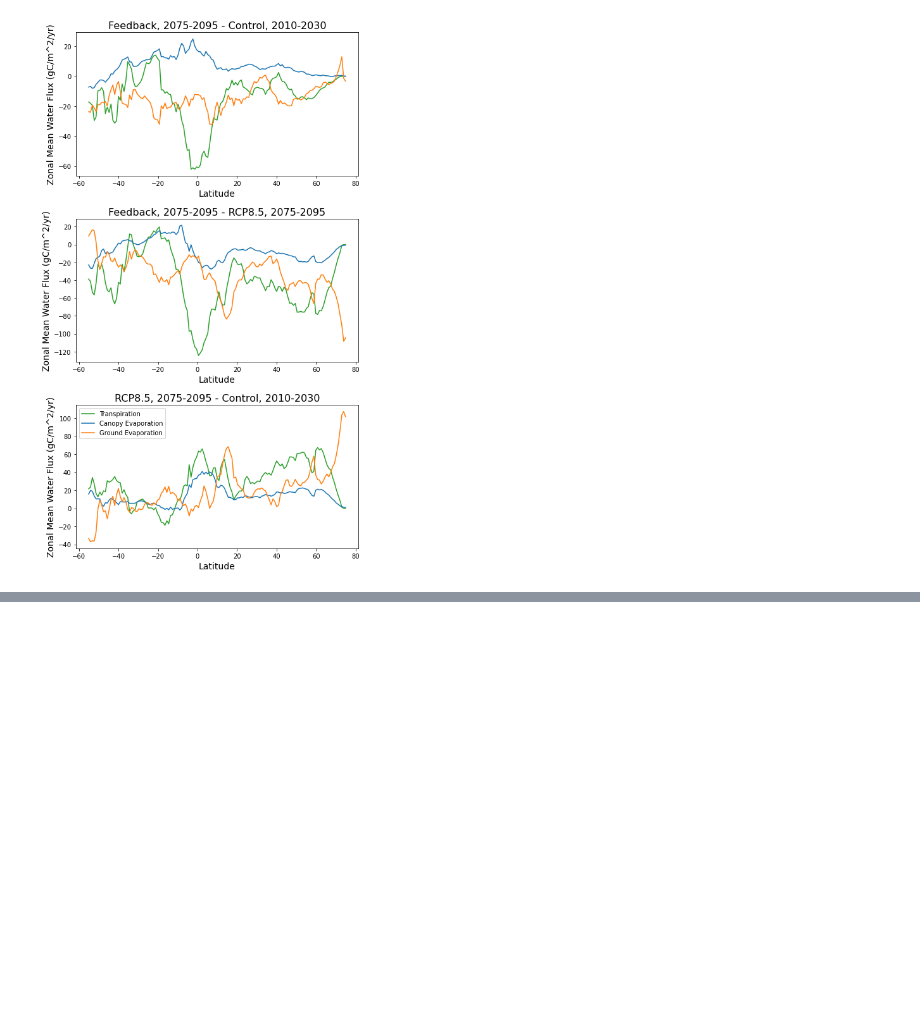
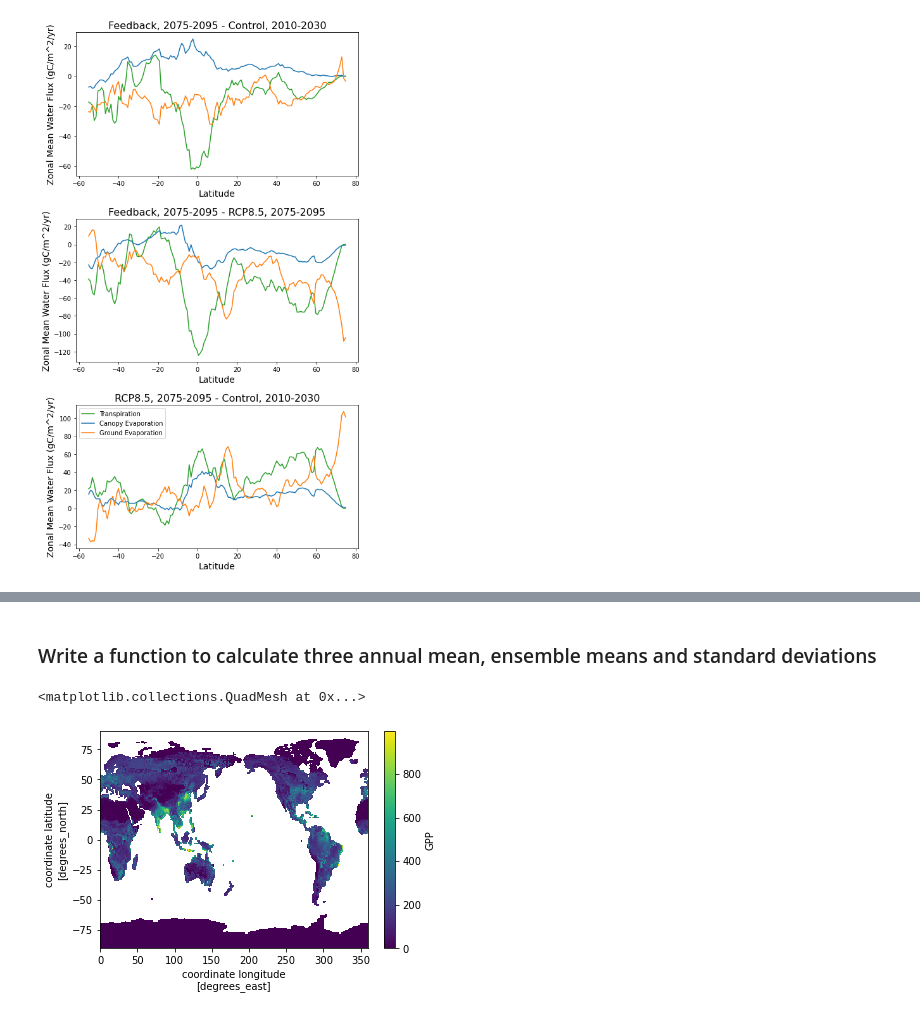
Before and after one commit to katiedagon/GLENS-Ecosystems, a Jupyter notebook: notebooks/landOutput.ipynb, the cells around one changed output, grey strips where cells are left out. Cells and saved outputs as stored; diff of their text form; code cells hidden in the pictures; blank space fills up the shorter version.

```diff
--- a/notebooks/landOutput.ipynb
+++ b/notebooks/landOutput.ipynb
@@ -691,0 +736,2 @@ plt.subplots_adjust(hspace=0.3)
+# %% [markdown]
+### Write a function to calculate three annual mean, ensemble means and standard deviations
@@ -691,0 +743,14 @@ plt.subplots_adjust(hspace=0.3)
+# %%
+def calc_sim_mean_stdev(var):
+    var_das = read_var_sims(var)
+    var_mean = [var_das[i].mean(('time','ens')) for i,v in enumerate(var_das)]
+    var_std = [var_das[i].std('ens').mean('time') for i,v in enumerate(var_das)]
+
+    return(var_mean, var_std)
+# %%
+GPP_mean, GPP_std = calc_sim_mean_stdev('GPP')
+# %%
+(GPP_std[1]*86400*365).plot()
+# %% [output]
+<matplotlib.collections.QuadMesh at 0x...>
+[figure, added]
```
Also changed, not shown: parts of 12 cells of this notebook, 1 other file.
